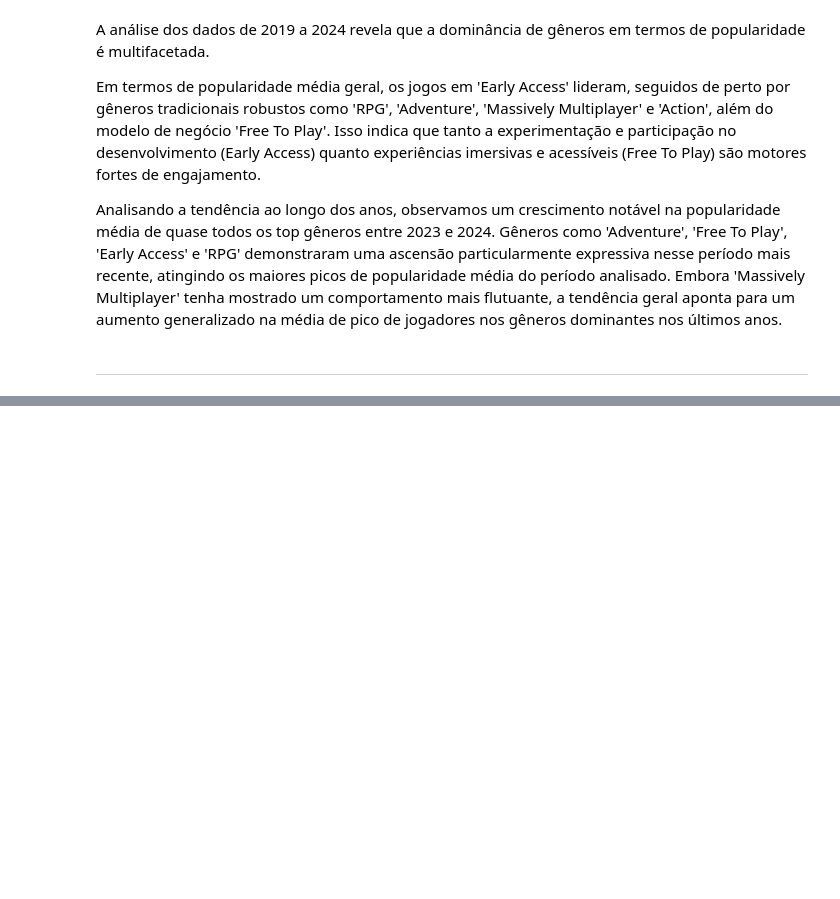
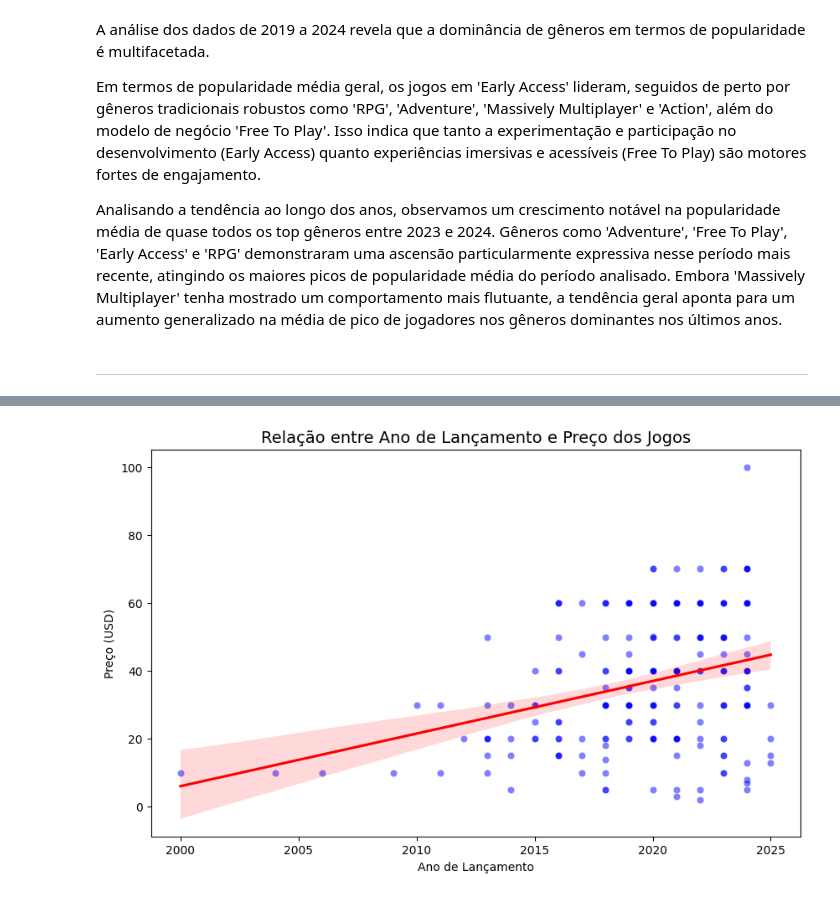
Before and after one commit to AlortCraft/Projeto-ICD-Steam, a Jupyter notebook: relatorio.ipynb, the cells around one changed output, grey strips where cells are left out. Drawn from its saved outputs; the diff is of its cells as text; code cells hidden in the pictures; blank space fills up the shorter version.

```diff
--- a/relatorio.ipynb
+++ b/relatorio.ipynb
@@ -647,0 +656,25 @@ Analisando a tendência ao longo dos anos, observamos um crescimento notável na
+# %%
+import pandas as pd
+import statsmodels.api as sm
+
+# Carregar dataset com informações dos jogos
+df = pd.read_csv("data/all_games_info.csv")
+
+# Criar coluna apenas com o ano de lançamento
+df['release_year'] = pd.to_datetime(df['release_date'], errors='coerce').dt.year
+
+# Filtrar apenas jogos com preço válido e ano conhecido
+df_model = df[(df['price_USD'] > 0) & (df['release_year'].notnull())]
+
+# Definir variáveis independentes (X) e dependente (y)
+X = df_model[['release_year']]
+y = df_model['price_USD']
+
+# Adicionar constante para o intercepto da regressão
+X = sm.add_constant(X)
+
+# Criar e ajustar o modelo de regressão linear
+modelo = sm.OLS(y, X).fit()
+
+# Exibir o resumo com resultados estatísticos
+print(modelo.summary())
@@ -647,0 +736,18 @@ Analisando a tendência ao longo dos anos, observamos um crescimento notável na
+# %%
+import matplotlib.pyplot as plt
+import seaborn as sns
+
+plt.figure(figsize=(10,6))
+
+# Dispersão dos dados
+sns.scatterplot(x=df_model['release_year'], y=df_model['price_USD'], alpha=0.5, color="blue")
+
+# Linha de regressão ajustada
+sns.regplot(x='release_year', y='price_USD', data=df_model, scatter=False, color='red')
+
+plt.title("Relação entre Ano de Lançamento e Preço dos Jogos", fontsize=14)
+plt.xlabel("Ano de Lançamento")
+plt.ylabel("Preço (USD)")
+plt.show()
+# %% [output]
+[figure, added]
```
Also changed, not shown: parts of 5 cells of this notebook, 1 other file.
